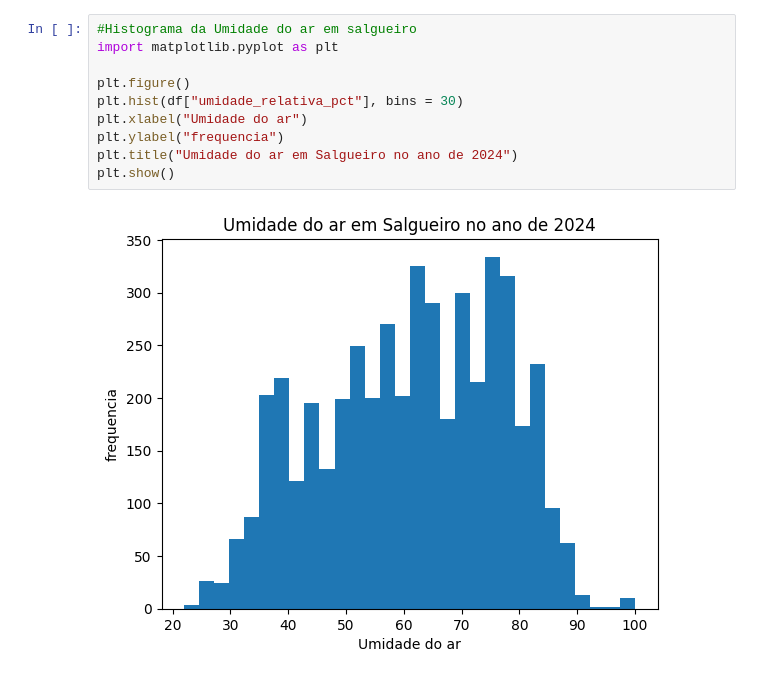
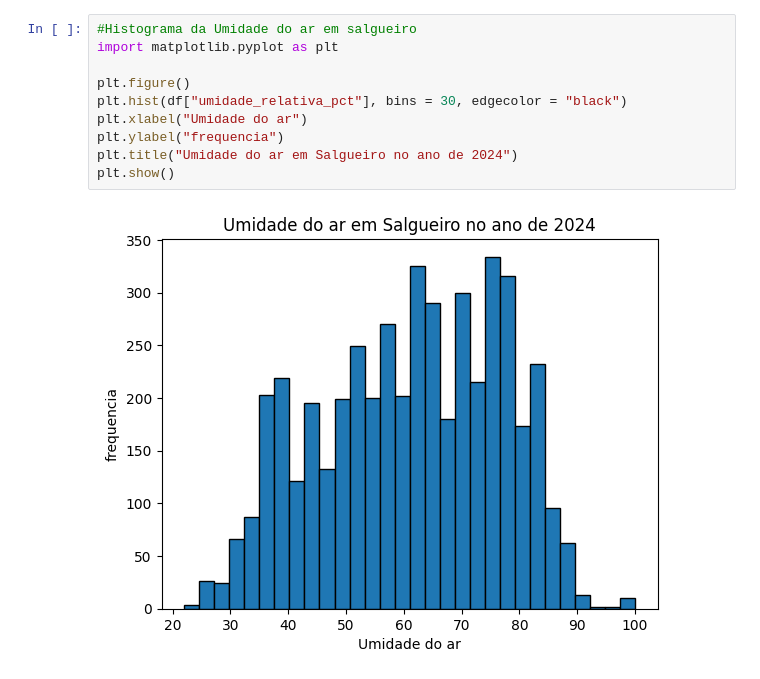
Before and after one commit to Gabrielqlandim/analise-e-visualizacao-de-dados-2025.2, a Jupyter notebook: notebooks/analise_dados_do_bd.ipynb, the cells around one changed output. Cells and saved outputs as stored; diff of their text form.

```diff
--- a/notebooks/analise_dados_do_bd.ipynb
+++ b/notebooks/analise_dados_do_bd.ipynb
@@ -49,15 +29,15 @@ plt.show()
 # %%
 #Histograma da Umidade do ar em salgueiro
 import matplotlib.pyplot as plt
 
 plt.figure()
-plt.hist(df["umidade_relativa_pct"], bins = 30)
+plt.hist(df["umidade_relativa_pct"], bins = 30, edgecolor = "black")
 plt.xlabel("Umidade do ar")
 plt.ylabel("frequencia")
 plt.title("Umidade do ar em Salgueiro no ano de 2024")
 plt.show()
 # %% [output]
-[figure, old version]
+[figure, new version]
 # %%
 #histograma de pressao
 import matplotlib.pyplot as plt
```
Also changed, not shown: parts of 6 cells of this notebook.
